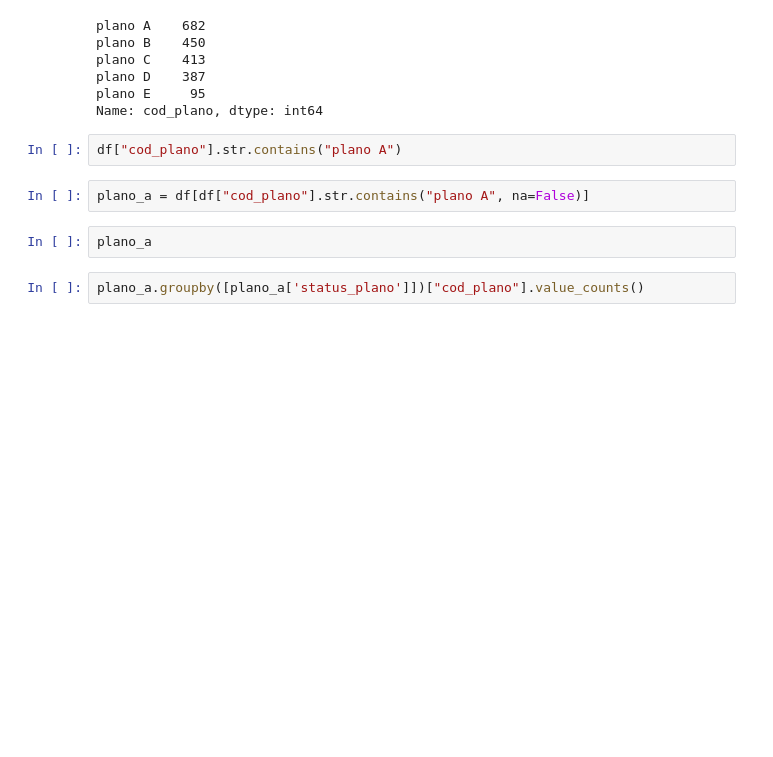
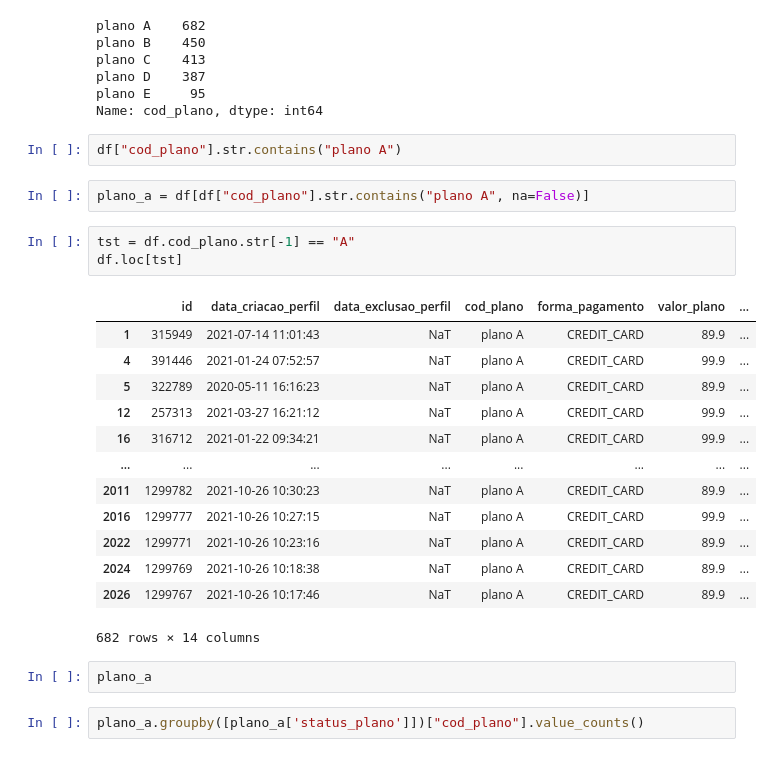
Before and after one commit to FelipeAlvesG/Data-Science, a Jupyter notebook: Data_Science_da_Atlas.ipynb, the cells around one changed output. Drawn from its saved outputs; the diff is of its cells as text; blank space fills up the shorter version.

```diff
--- a/Data_Science_da_Atlas.ipynb
+++ b/Data_Science_da_Atlas.ipynb
@@ -76,6 +133,23 @@ Name: cod_plano, dtype: int64
 df["cod_plano"].str.contains("plano A")
 # %%
 plano_a = df[df["cod_plano"].str.contains("plano A", na=False)]
+# %%
+tst = df.cod_plano.str[-1] == "A"
+df.loc[tst]
+# %% [output]
+|  | id | data_criacao_perfil | data_exclusao_perfil | cod_plano | forma_pagamento | valor_plano | ... |
+| 1 | 315949 | 2021-07-14 11:01:43 | NaT | plano A | CREDIT_CARD | 89.9 | ... |
+| 4 | 391446 | 2021-01-24 07:52:57 | NaT | plano A | CREDIT_CARD | 99.9 | ... |
+| 5 | 322789 | 2020-05-11 16:16:23 | NaT | plano A | CREDIT_CARD | 89.9 | ... |
+| 12 | 257313 | 2021-03-27 16:21:12 | NaT | plano A | CREDIT_CARD | 99.9 | ... |
+| 16 | 316712 | 2021-01-22 09:34:21 | NaT | plano A | CREDIT_CARD | 99.9 | ... |
+| ... | ... | ... | ... | ... | ... | ... | ... |
+| 2011 | 1299782 | 2021-10-26 10:30:23 | NaT | plano A | CREDIT_CARD | 89.9 | ... |
+| 2016 | 1299777 | 2021-10-26 10:27:15 | NaT | plano A | CREDIT_CARD | 99.9 | ... |
+| 2022 | 1299771 | 2021-10-26 10:23:16 | NaT | plano A | CREDIT_CARD | 89.9 | ... |
+| 2024 | 1299769 | 2021-10-26 10:18:38 | NaT | plano A | CREDIT_CARD | 89.9 | ... |
+| 2026 | 1299767 | 2021-10-26 10:17:46 | NaT | plano A | CREDIT_CARD | 89.9 | ... |
+682 rows × 14 columns
 # %%
 plano_a
 # %%
```
Also changed, not shown: parts of 11 cells of this notebook.
